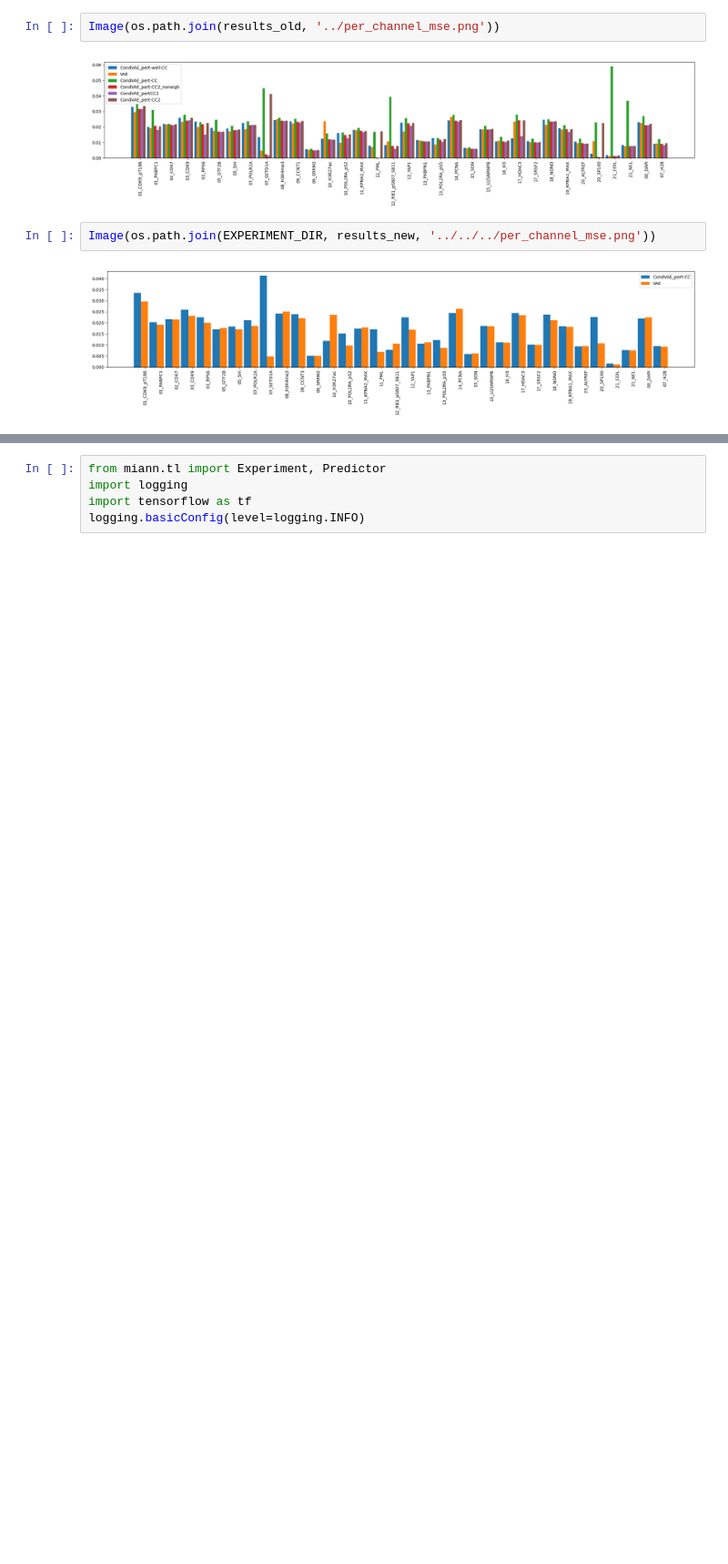
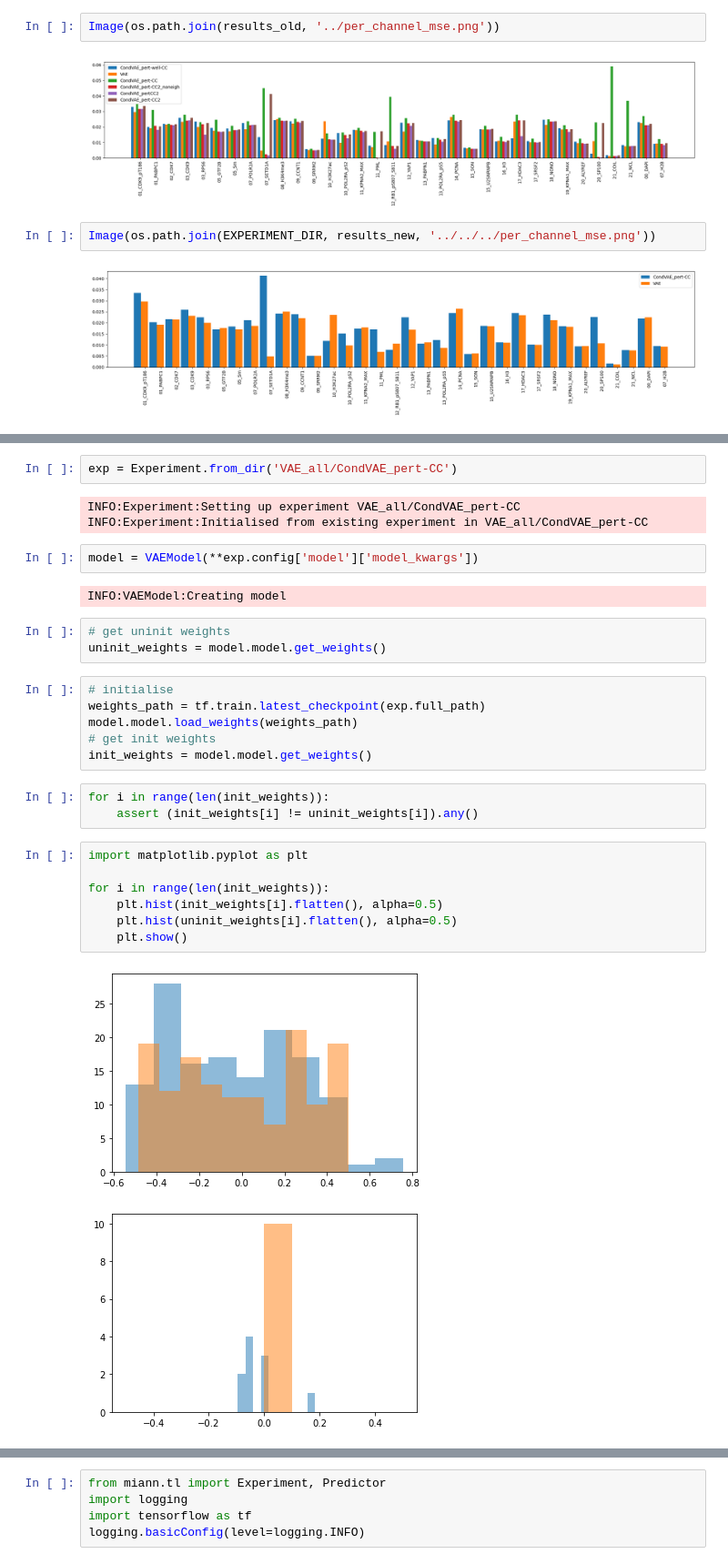
Before and after one commit to theislab/campa_ana, a Jupyter notebook: compare_old_results/test_experiment_predictions.ipynb, the cells around one changed output, grey strips where cells are left out. Shown at 91% size. Cells and saved outputs as stored; diff of their text form; blank space fills up the shorter version.

Commit message:
update comparison to old experiments

```diff
--- a/compare_old_results/test_experiment_predictions.ipynb
+++ b/compare_old_results/test_experiment_predictions.ipynb
@@ -83,0 +95,31 @@ Image(os.path.join(EXPERIMENT_DIR, results_new, '../../../per_channel_mse.png'))
+# %%
+exp = Experiment.from_dir('VAE_all/CondVAE_pert-CC')
+# %% [output]
+INFO:Experiment:Setting up experiment VAE_all/CondVAE_pert-CC
+INFO:Experiment:Initialised from existing experiment in VAE_all/CondVAE_pert-CC
+# %%
+model = VAEModel(**exp.config['model']['model_kwargs'])
+# %% [output]
+INFO:VAEModel:Creating model
+# %%
+# get uninit weights
+uninit_weights = model.model.get_weights()
+# %%
+# initialise
+weights_path = tf.train.latest_checkpoint(exp.full_path)
+model.model.load_weights(weights_path)
+# get init weights
+init_weights = model.model.get_weights()
+# %%
+for i in range(len(init_weights)):
+    assert (init_weights[i] != uninit_weights[i]).any()
+# %%
+import matplotlib.pyplot as plt
+
+for i in range(len(init_weights)):
+    plt.hist(init_weights[i].flatten(), alpha=0.5)
+    plt.hist(uninit_weights[i].flatten(), alpha=0.5)
+    plt.show()
+# %% [output]
+[figure, added]
+[figure, added]
```
Also changed, not shown: parts of 19 cells of this notebook.
